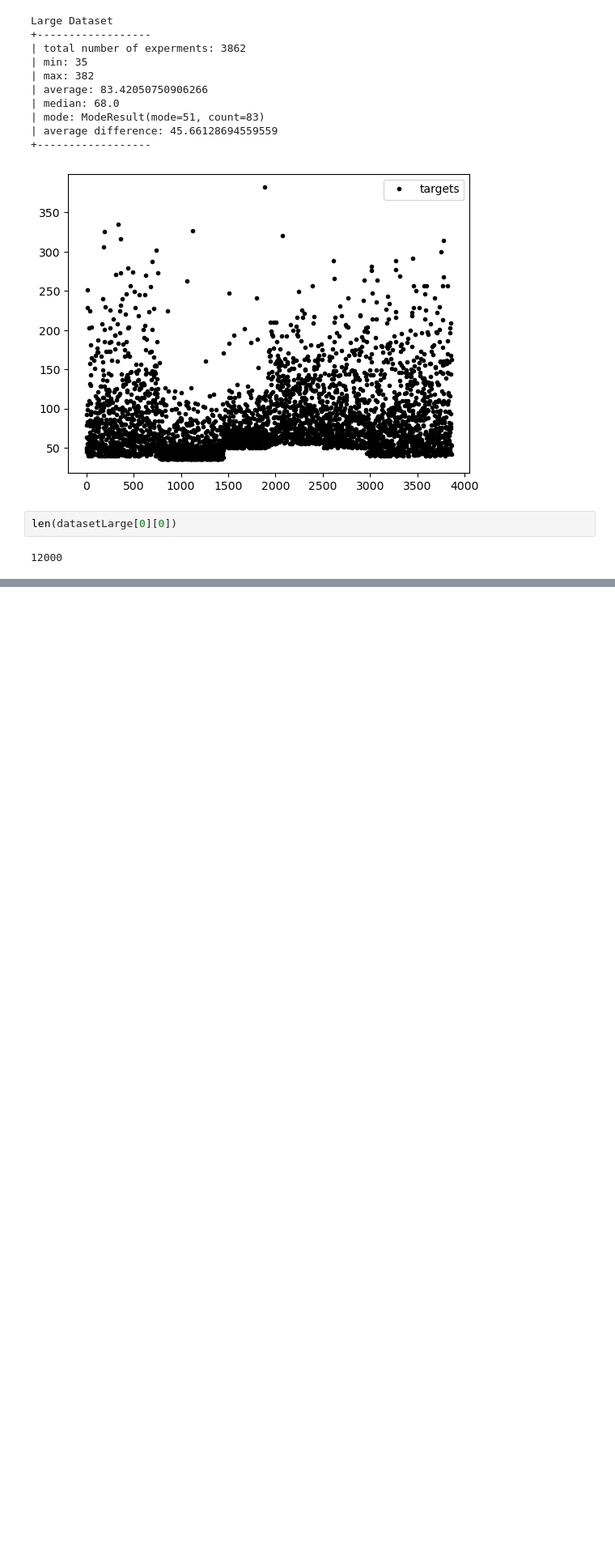
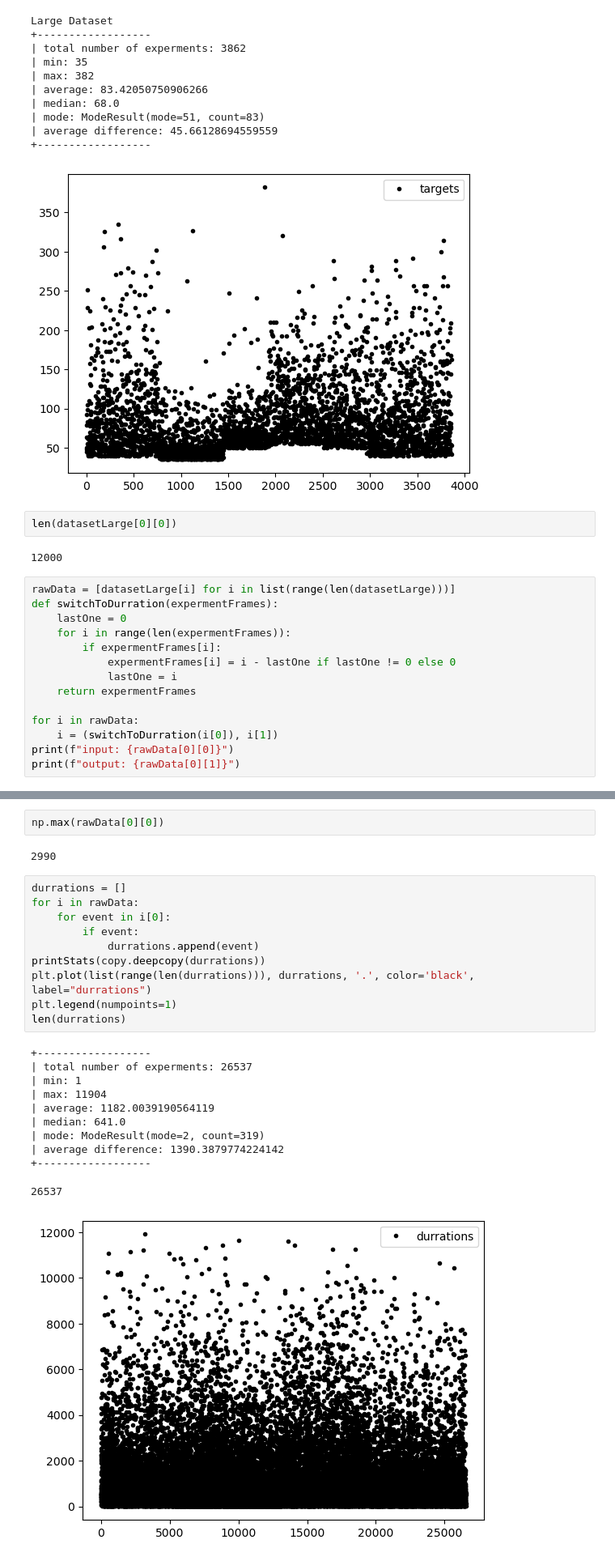
Before and after one commit to khood5/SNN-DNA-project, a Jupyter notebook: dataPlayground.ipynb, the cells around one changed output, grey strips where cells are left out. Shown: that part at 81% size. Drawn from its saved outputs; the diff is of its cells as text; blank space fills up the shorter version.

```diff
--- a/dataPlayground.ipynb
+++ b/dataPlayground.ipynb
@@ -230,3 +231,17 @@ Large Dataset
 len(datasetLarge[0][0])
 # %% [output]
 12000
+# %%
+rawData = [datasetLarge[i] for i in list(range(len(datasetLarge)))]
+def switchToDurration(expermentFrames):
+    lastOne = 0
+    for i in range(len(expermentFrames)):
+        if expermentFrames[i]:
+            expermentFrames[i] = i - lastOne if lastOne != 0 else 0
+            lastOne = i
+    return expermentFrames
+
+for i in rawData:
+    i = (switchToDurration(i[0]), i[1])
+print(f"input: {rawData[0][0]}")
+print(f"output: {rawData[0][1]}")
@@ -232,0 +251,26 @@ len(datasetLarge[0][0])
+# %%
+np.max(rawData[0][0])
+# %% [output]
+2990
+# %%
+durrations = []
+for i in rawData:
+    for event in i[0]:
+        if event:
+            durrations.append(event)
+printStats(copy.deepcopy(durrations))
+plt.plot(list(range(len(durrations))), durrations, '.', color='black', label="durrations")
+plt.legend(numpoints=1)
+len(durrations)
+# %% [output]
++------------------
+| total number of experments: 26537
+| min: 1
+| max: 11904
+| average: 1182.0039190564119
+| median: 641.0
+| mode: ModeResult(mode=2, count=319)
+| average difference: 1390.3879774224142
++------------------
+26537
+[figure, added]
```
Also changed, not shown: parts of 16 cells of this notebook, 5 other files.
